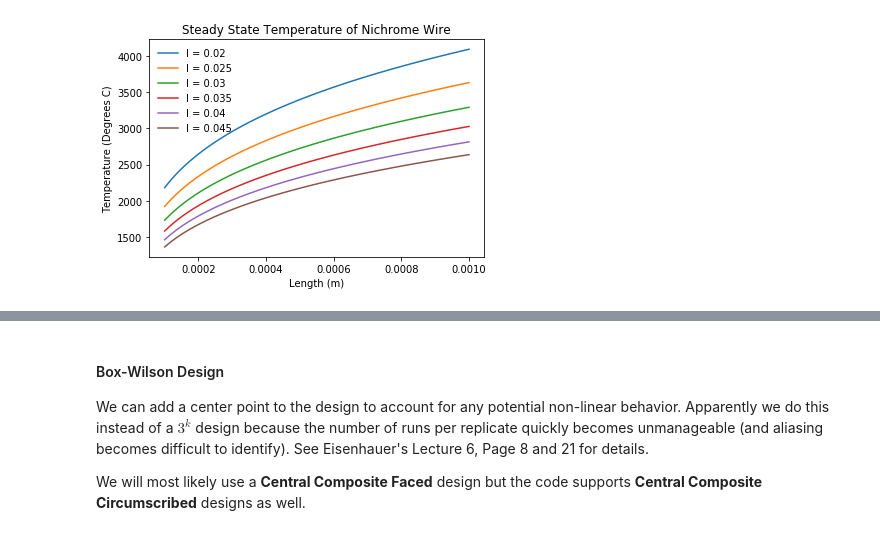
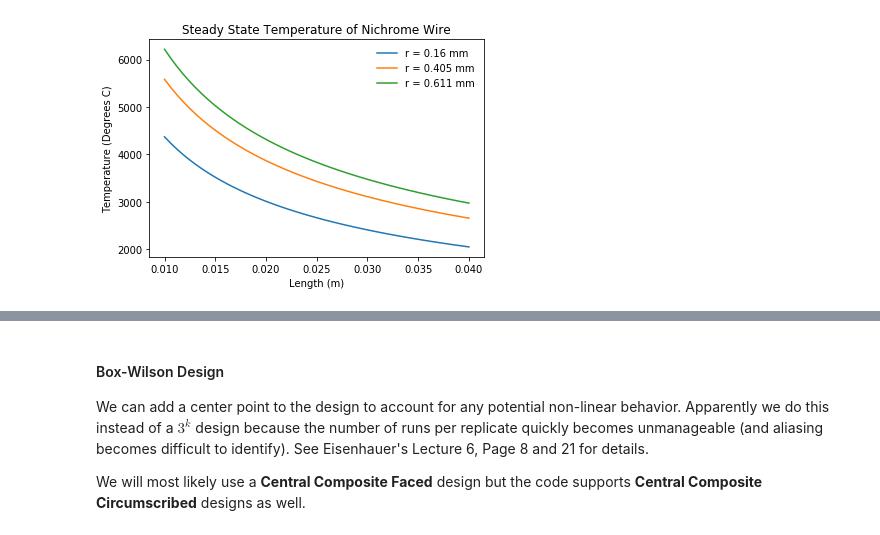
Before and after one commit to oresat/oresat-structure, a Jupyter notebook: Capstone/Burnwire/Burnwire_Experimentation.ipynb, the cells around one changed output, grey strips where cells are left out. Drawn from its saved outputs; the diff is of its cells as text; code cells hidden in the pictures.

```diff
--- a/Capstone/Burnwire/Burnwire_Experimentation.ipynb
+++ b/Capstone/Burnwire/Burnwire_Experimentation.ipynb
@@ -50,27 +54,27 @@ We will be using a bare LiPo battery cell with no voltage regulation.  However,
 # %%
 import math
 import numpy as np
 import matplotlib.pyplot as plt
 
 V = (3.5 + 4.2)/2
 rho = (1.0e-6 + 1.5e-6)/2
 epsilon = (0.65 + 0.79)/2
 sigma = 5.67e-8
 
-l = np.r_[0.02:0.05:0.005]
-r = np.linspace(0.0001, 0.001)
+r = np.r_[0.160, 0.405, 0.611] / 1000 # Standard AWG Sizes (m)
+l = np.linspace(0.01, 0.04)
 
-for length in l:
-    T = np.power(((V**2*r)/(2*epsilon*sigma*rho*length**2)), 1/4) - 272.15
-    plt.plot(r, T, label = "l = " + str(length))
+for radius in r:
+    T = np.power(((V**2*radius*2)/(2*epsilon*sigma*rho*l**2)), 1/4) - 272.15
+    plt.plot(l, T, label = "r = {} mm".format(str(1000*radius)))
 
-plt.legend(loc='upper left', frameon=False)
+plt.legend(loc='upper right', frameon=False)
 plt.title("Steady State Temperature of Nichrome Wire")
 plt.xlabel("Length (m)")
 plt.ylabel("Temperature (Degrees C)")
 plt.show()
 # %% [output]
-[figure, old version]
+[figure, new version]
 # %% [markdown]
 **Figure 1**: Steady state temperature of a nichrome resistive element as a function of length and radius.
 
```
Also changed, not shown: parts of 6 cells of this notebook.
